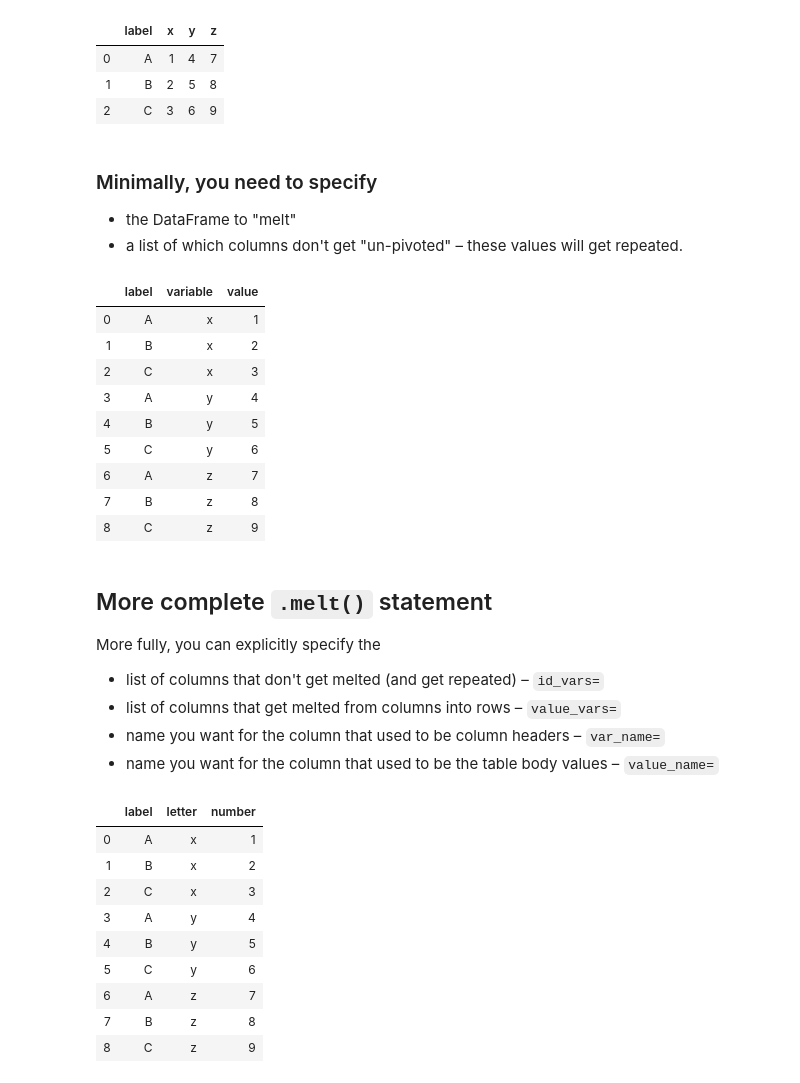
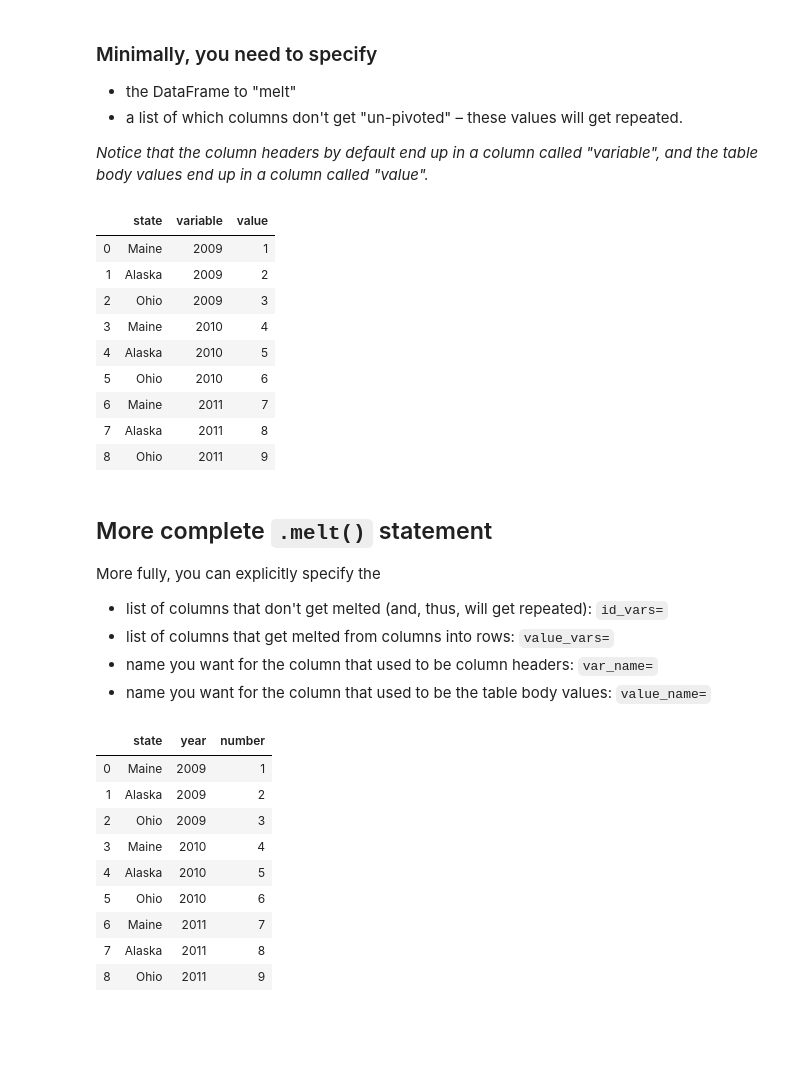
Before and after one commit to emonson/pandas-jupyterlab, a Jupyter notebook: MeltIntro.ipynb, the cells around one changed output. Drawn from its saved outputs; the diff is of its cells as text; code cells hidden in the pictures; blank space fills up the shorter version.

```diff
--- a/MeltIntro.ipynb
+++ b/MeltIntro.ipynb
@@ -0,0 +13,6 @@
+# %%
+df = pd.DataFrame({'state':['Maine','Alaska','Ohio'],
+                  '2009':[1,2,3],
+                  '2010':[4,5,6],
+                  '2011':[7,8,9]})
+df
@@ -20,53 +39,46 @@ Let's first define a simple, small data frame:
-# %%
-df = pd.DataFrame({'label':['A','B','C'],
-                  'x':[1,2,3],
-                  'y':[4,5,6],
-                  'z':[7,8,9]})
-df
-# %% [output]
-|  | label | x | y | z |
-| 0 | A | 1 | 4 | 7 |
-| 1 | B | 2 | 5 | 8 |
-| 2 | C | 3 | 6 | 9 |
 # %% [markdown]
 ### Minimally, you need to specify
 
 - the DataFrame to "melt"
 - a list of which columns don't get "un-pivoted" – these values will get repeated.
+
+*Notice that the column headers by default end up in a column called "variable", and the table body values end up in a column called "value".*
 # %%
-df2 = pd.melt(df, ['label'])
+df2 = pd.melt(df, ['state'])
 df2
 # %% [output]
-|  | label | variable | value |
-| 0 | A | x | 1 |
-| 1 | B | x | 2 |
-| 2 | C | x | 3 |
-| 3 | A | y | 4 |
-| 4 | B | y | 5 |
-| 5 | C | y | 6 |
-| 6 | A | z | 7 |
-| 7 | B | z | 8 |
-| 8 | C | z | 9 |
+|  | state | variable | value |
+| 0 | Maine | 2009 | 1 |
+| 1 | Alaska | 2009 | 2 |
+| 2 | Ohio | 2009 | 3 |
+| 3 | Maine | 2010 | 4 |
+| 4 | Alaska | 2010 | 5 |
+| 5 | Ohio | 2010 | 6 |
+| 6 | Maine | 2011 | 7 |
+| 7 | Alaska | 2011 | 8 |
+| 8 | Ohio | 2011 | 9 |
 # %% [markdown]
 ## More complete `.melt()` statement
 
 More fully, you can explicitly specify the
 
-- list of columns that don't get melted (and get repeated) – `id_vars=`
-- list of columns that get melted from columns into rows – `value_vars=`
-- name you want for the column that used to be column headers – `var_name=`
-- name you want for the column that used to be the table body values – `value_name=`
+- list of columns that don't get melted (and, thus, will get repeated): `id_vars=`
+- list of columns that get melted from columns into rows: `value_vars=`
+- name you want for the column that used to be column headers: `var_name=`
+- name you want for the column that used to be the table body values: `value_name=`
 # %%
-df2 = pd.melt(df, id_vars=['label'], value_vars=['x','y','z'], var_name='letter', value_name='number')
+df2 = pd.melt(df, id_vars=['state'],
+              value_vars=['2009','2010','2011'],
+              var_name='year', value_name='number')
 df2
 # %% [output]
-|  | label | letter | number |
-| 0 | A | x | 1 |
-| 1 | B | x | 2 |
-| 2 | C | x | 3 |
-| 3 | A | y | 4 |
-| 4 | B | y | 5 |
-| 5 | C | y | 6 |
-| 6 | A | z | 7 |
-| 7 | B | z | 8 |
-| 8 | C | z | 9 |
+|  | state | year | number |
+| 0 | Maine | 2009 | 1 |
+| 1 | Alaska | 2009 | 2 |
+| 2 | Ohio | 2009 | 3 |
+| 3 | Maine | 2010 | 4 |
+| 4 | Alaska | 2010 | 5 |
+| 5 | Ohio | 2010 | 6 |
+| 6 | Maine | 2011 | 7 |
+| 7 | Alaska | 2011 | 8 |
+| 8 | Ohio | 2011 | 9 |
```
Also changed, not shown: parts of 4 cells of this notebook, 2 other files.
